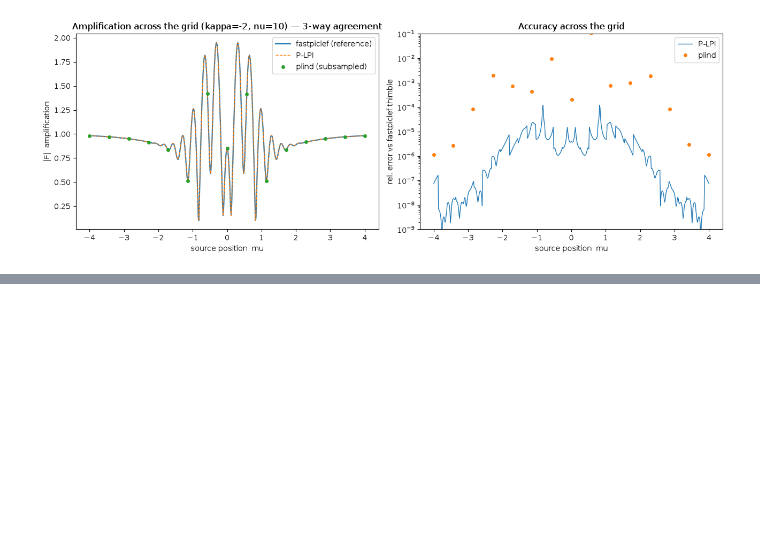
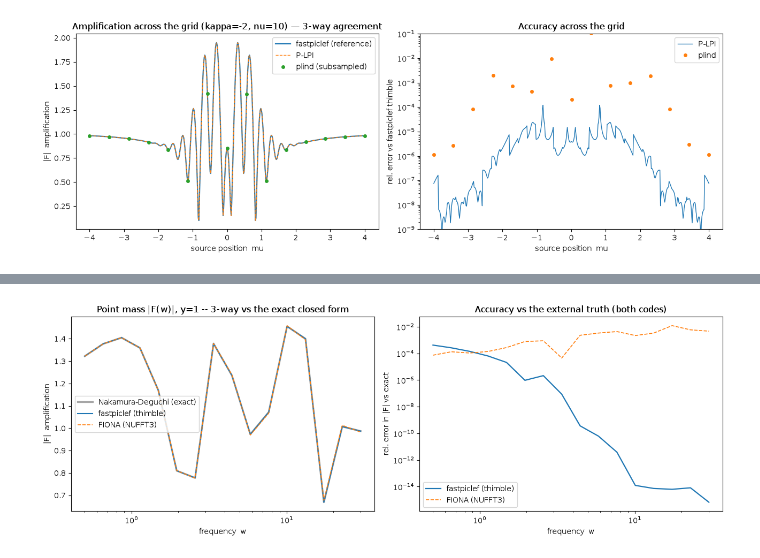
Before and after one commit to cosmoquark/fastpiclef, a Jupyter notebook: notebooks/comparison.ipynb, the cells around one changed output, grey strips where cells are left out. Drawn from its saved outputs; the diff is of its cells as text; code cells hidden in the pictures; blank space fills up the shorter version.

```diff
--- a/notebooks/comparison.ipynb
+++ b/notebooks/comparison.ipynb
@@ -213,0 +235,8 @@ B — Grid wall time, 512 source positions (single-thread unless noted)
+# %%
+cres = H.freq_comparison(y=1.0)
+fig, (a1, a2) = plt.subplots(1, 2, figsize=(13, 4.6))
+H.plot_freq_overlay(a1, cres)
+H.plot_freq_error(a2, cres)
+plt.tight_layout(); plt.show()
+# %% [output]
+[figure, added]
```
Also changed, not shown: parts of 14 cells of this notebook, 3 other files.
